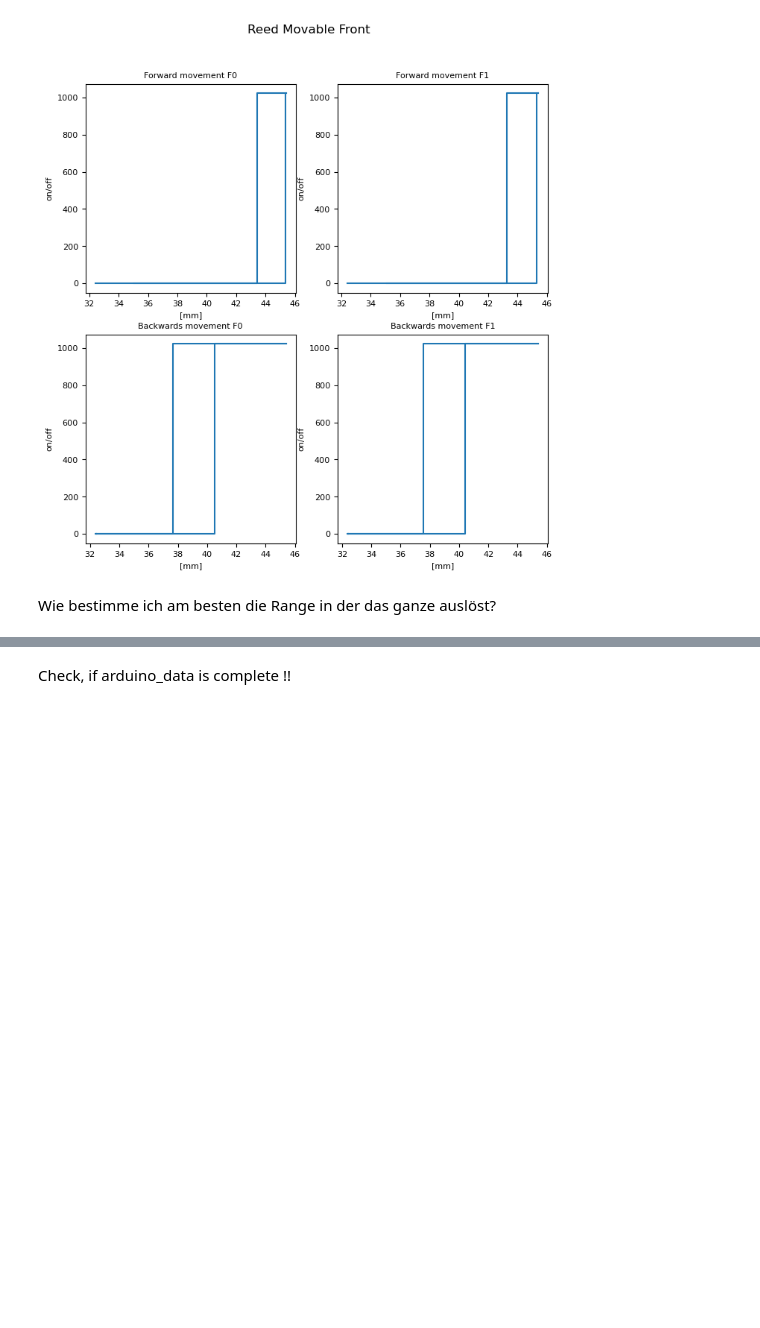
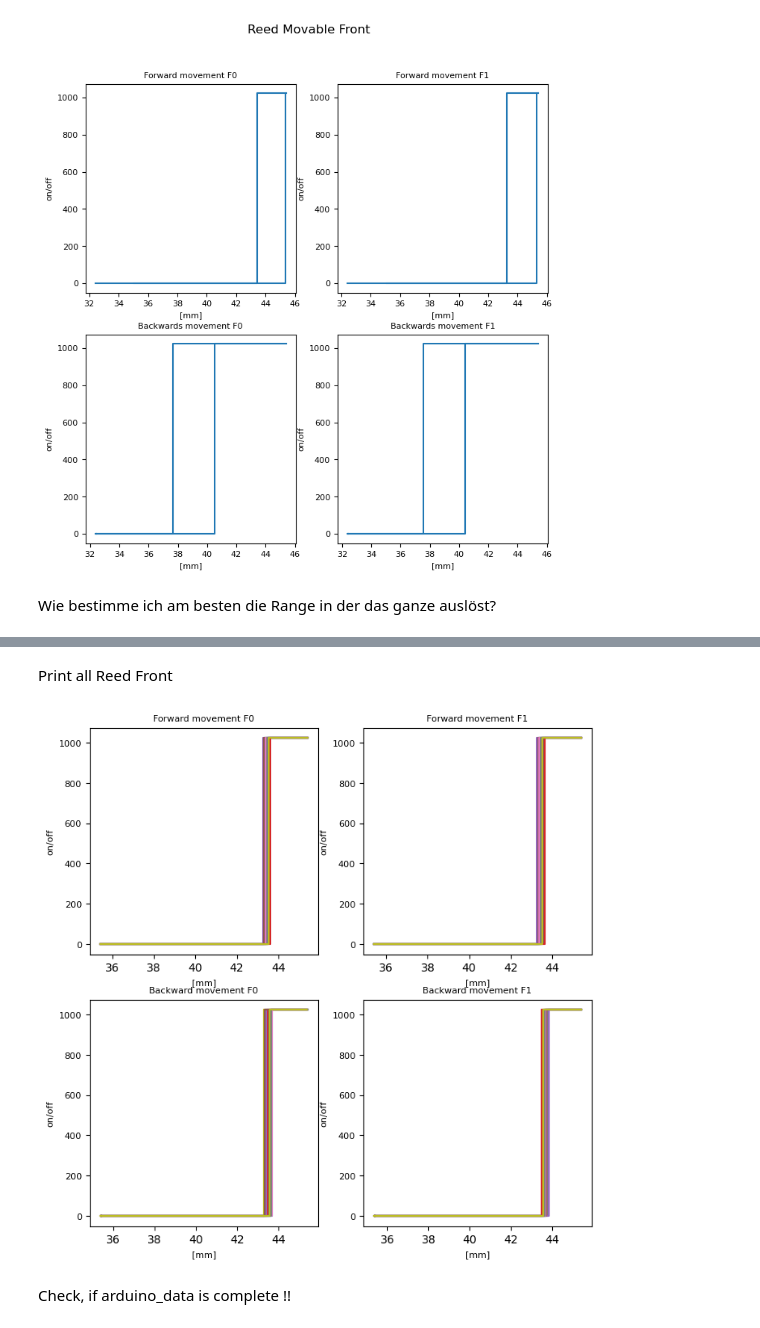
Before and after one commit to annnnna42/Arduino_KDC101_Control_and_Evaluation, a Jupyter notebook: plots.ipynb, the cells around one changed output, grey strips where cells are left out. Saved outputs shown, nothing was run; the diff lists cells and outputs as text; code cells hidden in the pictures; blank space fills up the shorter version.

```diff
--- a/plots.ipynb
+++ b/plots.ipynb
@@ -452,3 +364,31 @@ plt.show()
+# %% [markdown]
+Print all Reed Front
+# %%
+fig, ax = plt.subplots(2,2, figsize=(8, 8))
+
+ # [f0, f1, b0, b1, b2], [fw, bw, other]
+for i in range(rounds-1):
+    # alle fw rounds von f0
+    ax[0,0].step([sublist[0] for sublist in stage_data[i]], [sublist[0] for sublist in arduino_data[i]])
+    # alle bw rounds von f0
+    ax[1,0].step([sublist[1] for sublist in stage_data[i]], [sublist[0] for sublist in arduino_data[i]])
+     # alle fw rounds von f1
+    ax[0,1].step([sublist[0] for sublist in stage_data[i]], [sublist[1] for sublist in arduino_data[i]])
+    # alle bw rounds von f1
+    ax[1,1].step([sublist[1] for sublist in stage_data[i]], [sublist[1] for sublist in arduino_data[i]])     # alle fw rounds von b1
+
+
+ax[0,0].set_title('Forward movement F0', size=SMALL_SIZE)
+ax[1,0].set_title('Backward movement F0', size=SMALL_SIZE)
+ax[0,1].set_title('Forward movement F1', size=SMALL_SIZE)
+ax[1,1].set_title('Backward movement F1', size=SMALL_SIZE)
+
+for axis in ax.flat:
+    axis.set(xlabel='[mm]', ylabel='on/off')
+
+plt.show()
+# %% [output]
+[figure, added]
 # %% [markdown]
 Check, if arduino_data is complete !!
 # %%
```
Also changed, not shown: parts of 7 cells of this notebook, 9 other files.
